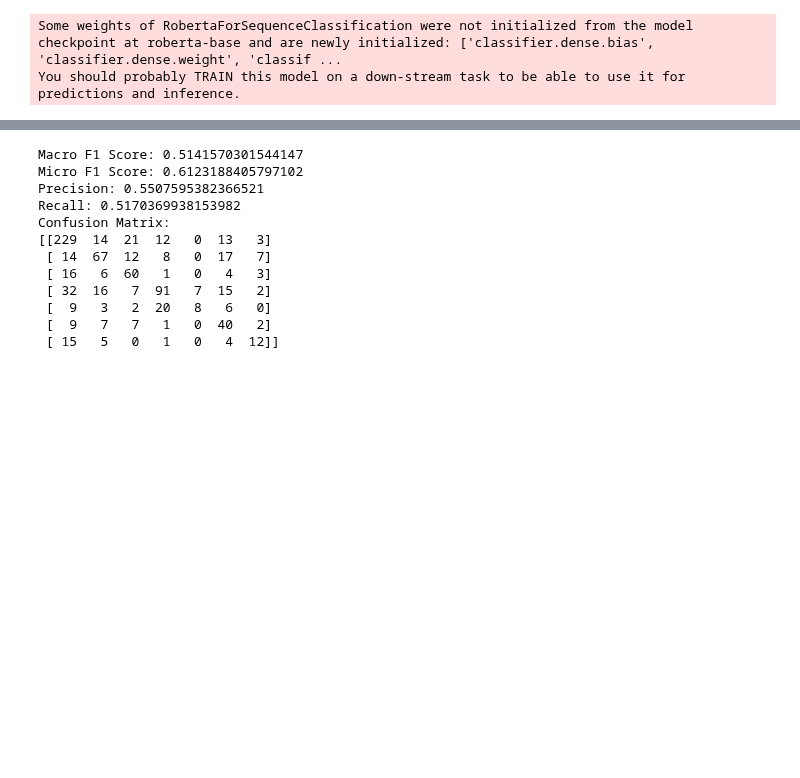
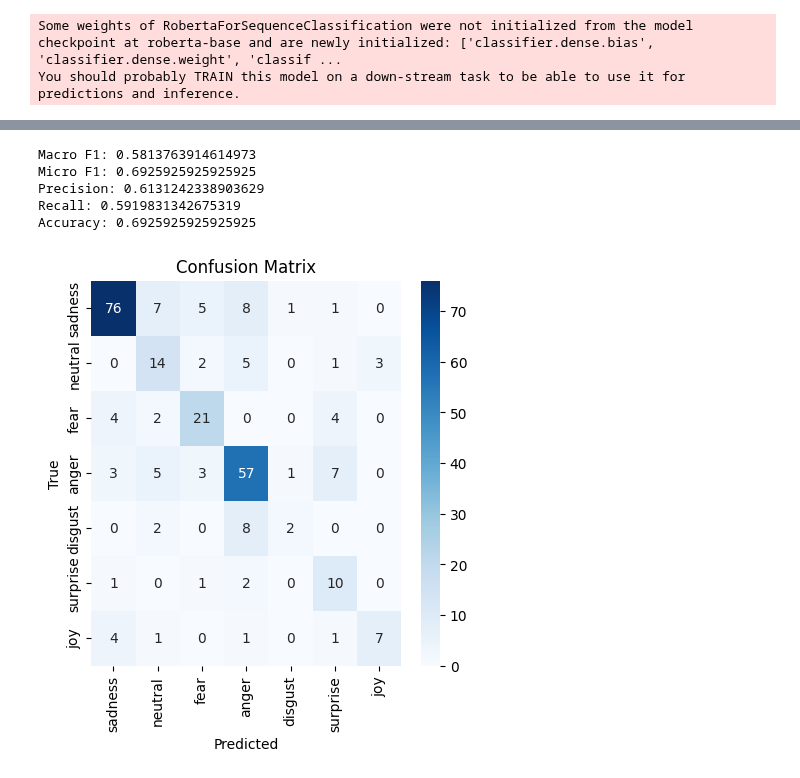
Before and after one commit to Jazhyc/nlp-2024, a Jupyter notebook: emotion_classification_swa.ipynb, the cells around one changed output, grey strips where cells are left out. Drawn from its saved outputs; the diff is of its cells as text; code cells hidden in the pictures; blank space fills up the shorter version.

```diff
--- a/emotion_classification_swa.ipynb
+++ b/emotion_classification_swa.ipynb
@@ -408,23 +389,18 @@ sorted_df.to_csv('sorted_df.csv', index=False)
 Macro F1 score, Micro F1 score, precision, recall, confusion matrix
 # %%
 # Train the model with the best hyperparameters
-best_model = AutoModelForSequenceClassification.from_pretrained('roberta-base', num_labels=len(emotions))
-optimizer = torch.optim.AdamW(best_model.parameters(), lr=best_configuration['learning_rate'])
-swa_optimizer = torch.optim.swa_utils.SWALR(optimizer, swa_lr=1e-5)
-swa_model = AveragedModel(best_model)
-swa_model.to(device)
-best_model.to(device)
+best_model = create_model('roberta-base', device)
+optimizer = create_optimizer(best_model, base_lr=best_configuration['learning_rate'], weight_decay=best_configuration['decay'])
 
 # Train the model again since we cannot store the model from the previous training due to the large size
-# Might be a good idea to combine the training and validation datasets when creating a model for testing
-train_losses, val_losses, swa_val_losses = train_configuration(best_model, swa_model, optimizer, swa_optimizer, device, train_loader, val_loader, epochs=best_configuration['epochs'])
+train_losses, val_losses = train_configuration(best_model, optimizer, device, train_val_loader, None, epochs=best_configuration['epochs'])
 # %% [output]
 Some weights of RobertaForSequenceClassification were not initialized from the model checkpoint at roberta-base and are newly initialized: ['classifier.dense.bias', 'classifier.dense.weight', 'classif ...
 You should probably TRAIN this model on a down-stream task to be able to use it for predictions and inference.
 # %%
 def metric_evaluation(model, device, test_loader):
     """
-    Calculates the predictions of the model, returning the macro and micro F1, precision, recall and the confusion matrix
+    Report the metrics for the model
     """
     model.eval()
     model.to(device)
@@ -451,5 +427,18 @@ def metric_evaluation(model, device, test_loader):
     precision = precision_score(true_labels, predictions, average='macro')
     recall = recall_score(true_labels, predictions, average='macro')
     conf_matrix = confusion_matrix(true_labels, predictions)
+    accuracy = accuracy_score(true_labels, predictions)
 
-    return macro_f1, micro_f1, precision, recall, conf_matrix
+    print(f'Macro F1: {macro_f1}')
+    print(f'Micro F1: {micro_f1}')
+    print(f'Precision: {precision}')
+    print(f'Recall: {recall}')
+    print(f'Accuracy: {accuracy}')
+
+    # display the confusion matrix, use seaborn heatmap
+    plt.figure(figsize=(5, 5))
+    sns.heatmap(conf_matrix, annot=True, fmt='d', cmap='Blues', xticklabels=emotions, yticklabels=emotions)
+    plt.xlabel('Predicted')
+    plt.ylabel('True')
+    plt.title('Confusion Matrix')
+    plt.show()
@@ -500,22 +445,10 @@ Confusion Matrix:
-# %%
-# What is this one?
-macro_f1, micro_f1, precision, recall, conf_matrix = metric_evaluation(model, device, test_val_concat_loader)
-
-print(f"Macro F1 Score: {macro_f1}")
-print(f"Micro F1 Score: {micro_f1}")
-print(f"Precision: {precision}")
-print(f"Recall: {recall}")
-print(f"Confusion Matrix:\n{conf_matrix}")
-# %% [output]
-Macro F1 Score: 0.5141570301544147
-Micro F1 Score: 0.6123188405797102
-Precision: 0.5507595382366521
-Recall: 0.5170369938153982
-Confusion Matrix:
-[[229  14  21  12   0  13   3]
- [ 14  67  12   8   0  17   7]
- [ 16   6  60   1   0   4   3]
- [ 32  16   7  91   7  15   2]
- [  9   3   2  20   8   6   0]
- [  9   7   7   1   0  40   2]
- [ 15   5   0   1   0   4  12]]
+# %%
+# What is this one?
+metric_evaluation(best_model, device, test_loader)
+# %% [output]
+Macro F1: 0.5813763914614973
+Micro F1: 0.6925925925925925
+Precision: 0.6131242338903629
+Recall: 0.5919831342675319
+Accuracy: 0.6925925925925925
+[figure, added]
```
Also changed, not shown: parts of 18 cells of this notebook, 2 other files.
